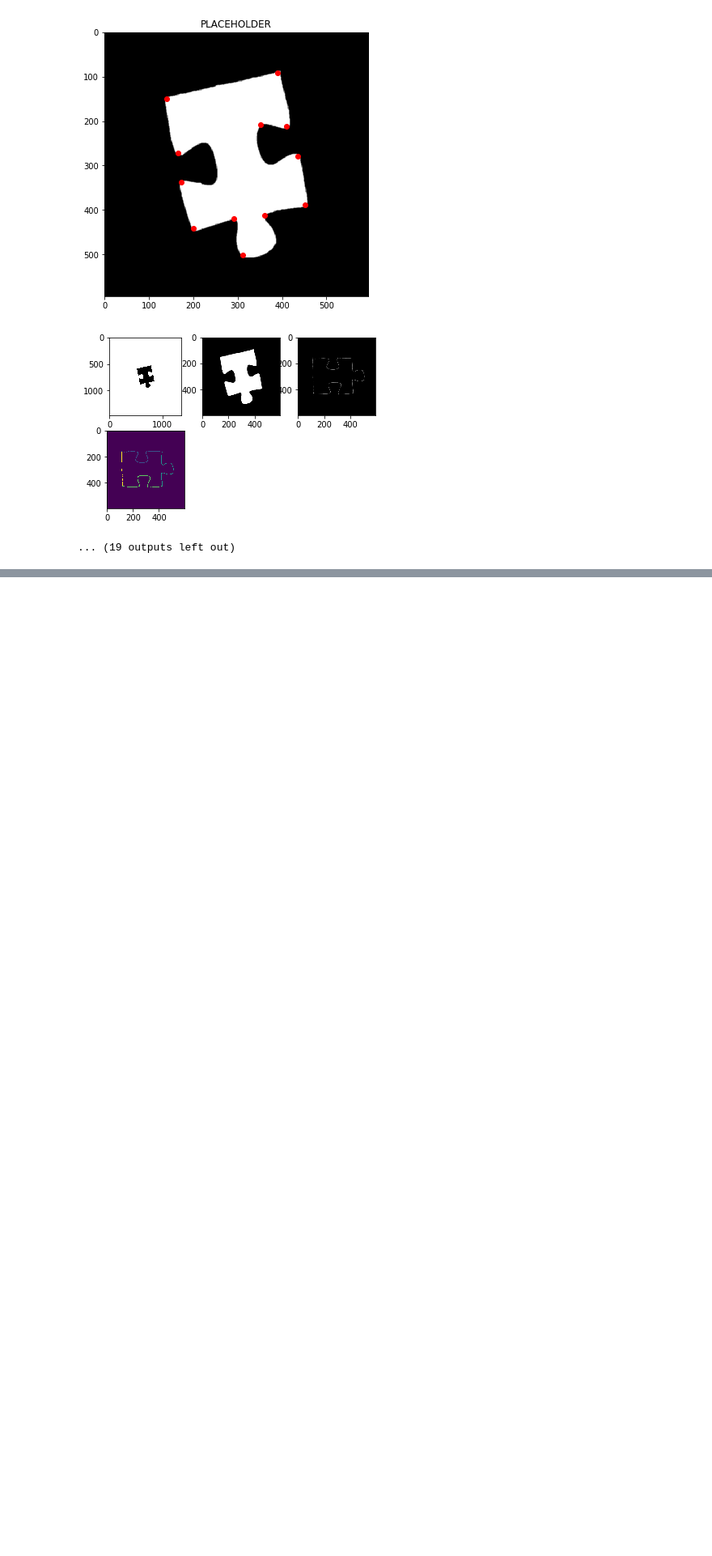
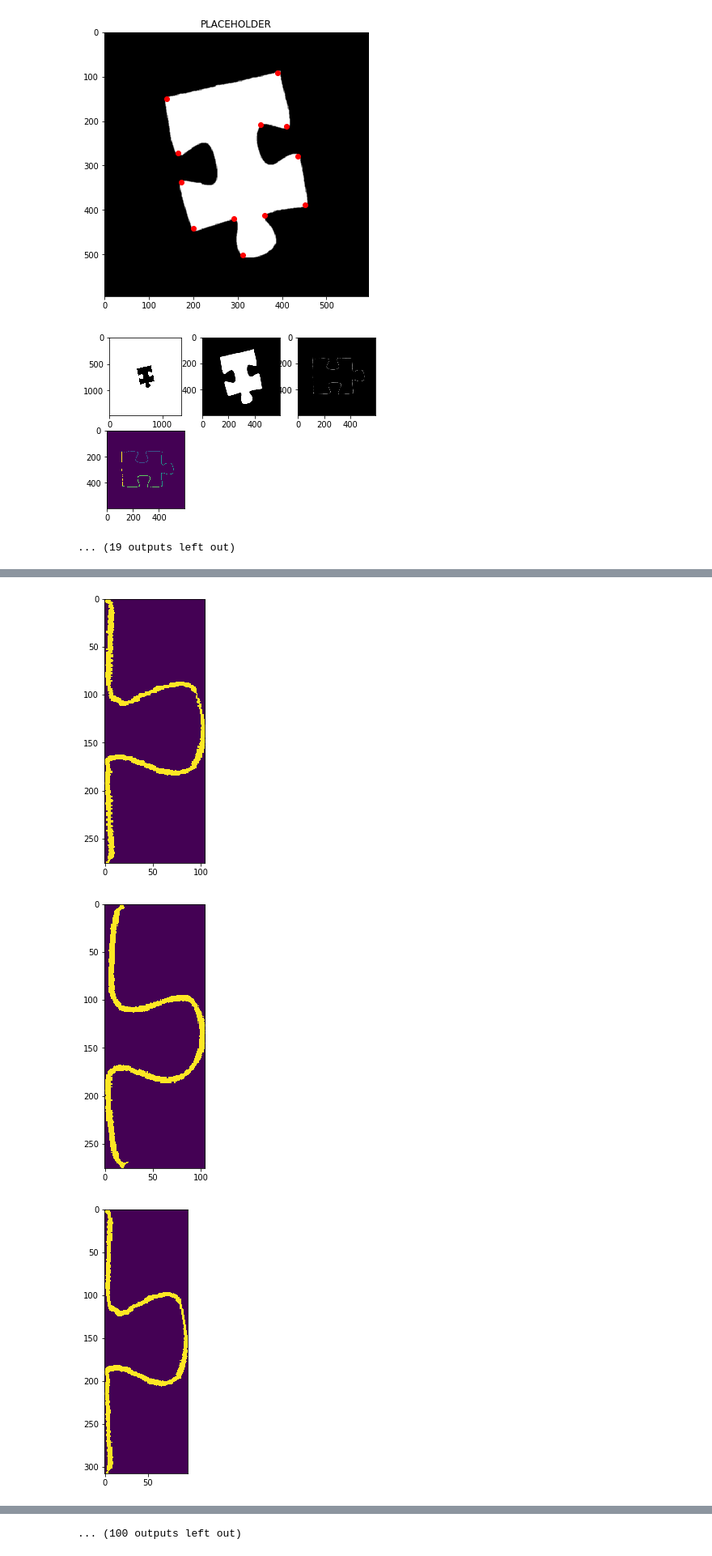
Before and after one commit to v-wangg/puzzle-solver, a Jupyter notebook: cv/SideExtractor_Harris.ipynb, the cells around one changed output, grey strips where cells are left out. Shown at 81% size. Saved outputs shown, nothing was run; the diff lists cells and outputs as text; code cells hidden in the pictures; blank space fills up the shorter version.

Commit message:
finished similarity algorithm

```diff
--- a/cv/SideExtractor_Harris.ipynb
+++ b/cv/SideExtractor_Harris.ipynb
@@ -162,3 +162,71 @@ for i in range(1,15):
 
 plt.imshow(binary)
 plt.show()
+# %%
+from skimage.morphology import skeletonize
+from skimage.util import invert
+
+def compute_similarity(side_image_1, side_image_2):
+    ret = cv2.matchShapes(side_image_1, side_image_2, method=cv2.CONTOURS_MATCH_I1, parameter=0.0)
+    return ret
+
+# results[0]['side_images'][2] = cv2.resize(results[0]['side_images'][2], (results[3]['side_images'][1].shape[1], results[3]['side_images'][1].shape[0]))
+
+# inverted_side_image_1 = invert(results[0]['side_images'][2]) / 255
+# inverted_side_image_2 = invert(results[3]['side_images'][1]) / 255
+
+# skeletonized_1 = skeletonize(inverted_side_image_1)
+# skeletonized_2 = skeletonize(inverted_side_image_2)
+
+# print(str(compute_similarity(results[0]['side_images'][2], results[3]['side_images'][1])))
+# print(str(compute_similarity(skeletonized_1 * 255, skeletonized_2 * 255)))
+# plt.figure(figsize=(6, 6))
+# # plt.imshow(results[0]['side_images'][2])
+# plt.imshow(skeletonized_1)
+# plt.figure(figsize=(6, 6))
+# plt.imshow(skeletonized_2)
+# # plt.imshow(results[3]['side_images'][1])
+
+current_piece_no = 0
+similarity_thresh = 10
+stick_thresh = 15
+matching_pieces = []
+similarity_scores = []
+for piece in results:
+    current_piece_no += 1
+    for side in range(4):
+        other_piece_no = current_piece_no
+        for other_piece in results[current_piece_no:]:
+            other_piece_no += 1
+            relevant_sides = [other_side for other_side in range(4) if other_piece['inout'][other_side] != piece['inout'][side]]
+            for other_side in relevant_sides:
+                current_side_image = piece['side_images'][side]
+                other_side_image = other_piece['side_images'][other_side]
+                if current_side_image.shape[1] < stick_thresh or other_side_image.shape[1] < stick_thresh:
+                    continue
+                if current_side_image.size < other_side_image.size:
+                    other_side_image = cv2.resize(other_side_image, (current_side_image.shape[1], current_side_image.shape[0]))
+                else:
+                    current_side_image = cv2.resize(current_side_image, (other_side_image.shape[1], other_side_image.shape[0]))
+                similarity_score = compute_similarity(current_side_image, other_side_image)
+                similarity_scores.append(similarity_score)
+                print("Current Piece: " + str(current_piece_no) + " Other Piece: " + str(other_piece_no))
+                print("Current piece side: " + str(side + 1) + " Other peice side: " + str(other_side + 1))
+                print("Similarity Score: " + str(similarity_score))
+                print("-----------------------------------------------------------------------------")
+                if similarity_score < similarity_thresh:
+                    matching_pieces.append((piece, other_piece))
+                    plt.figure(figsize=(6, 6))
+                    plt.imshow(current_side_image)
+                    print("------------------------------Match found------------------------------")
+                    print("Piece number: " + str(current_piece_no))
+                    print("Piece Side: " + str(side + 1))
+                    plt.figure(figsize=(6, 6))
+                    plt.imshow(other_side_image)
+                    print("Matching piece number: " + str(other_piece_no))
+                    print("Matching piece Side: " + str(other_side + 1))
+                    print("Similarity Score: " + str(similarity_score) + "with similarity threshold " + str(similarity_thresh))
+
+print("\n\n------------------------------Smallest Score------------------------------")
+print(str(min(similarity_scores)))
+# %% [output]
@@ -164,0 +267,3 @@ plt.show()
+[figure, added]
+[figure, added]
+[figure, added]
@@ -164,0 +277 @@ plt.show()
+... (100 outputs left out)
```
Also changed, not shown: parts of 1 cell of this notebook.
